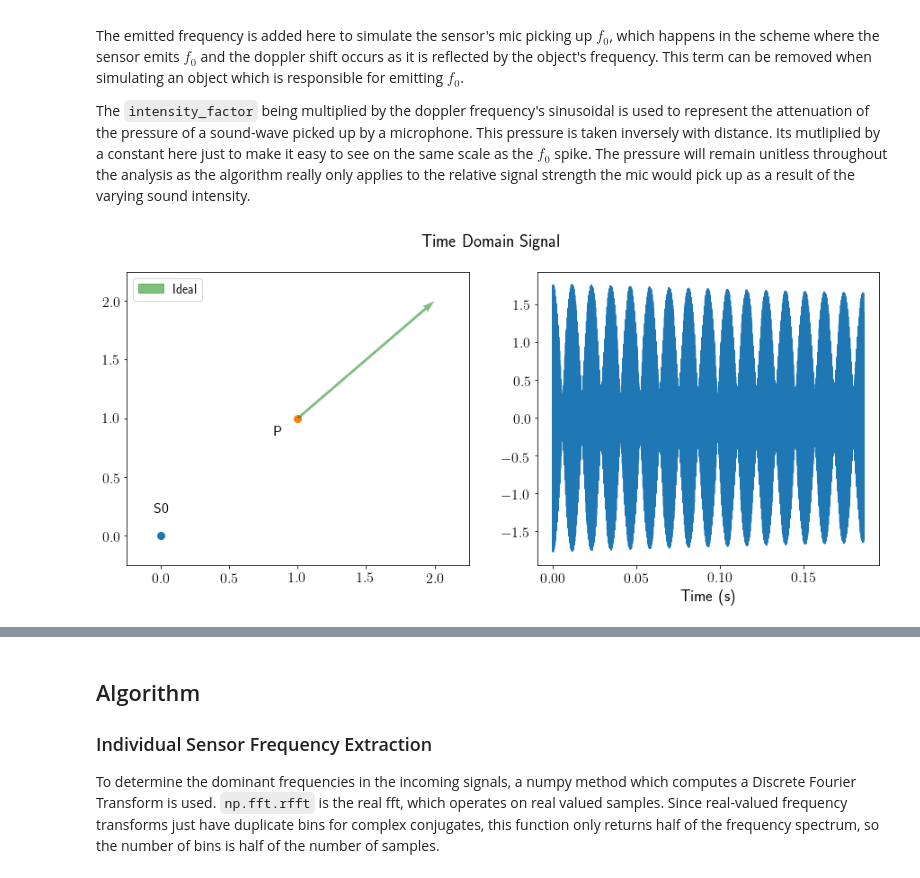
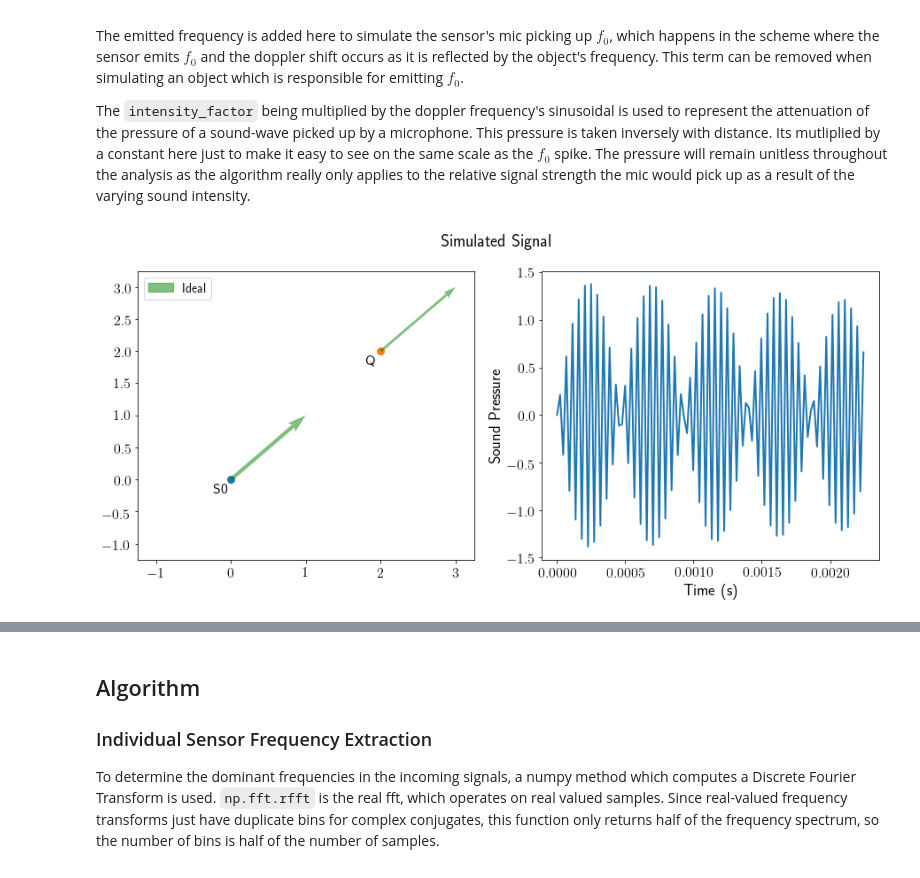
Before and after one commit to EdWard680/pi_echo, a Jupyter notebook: simulation/notebook/Report.ipynb, the cells around one changed output, grey strips where cells are left out. Saved outputs shown, nothing was run; the diff lists cells and outputs as text; code cells hidden in the pictures.

```diff
--- a/simulation/notebook/Report.ipynb
+++ b/simulation/notebook/Report.ipynb
@@ -52,8 +52,8 @@ Here, $\vec p$ denotes the position of the moving body, $\vec p_i$ denotes the i
 The following python will be used throughout to perform this projection.
 # %%
 # Project v onto p-ps
-def radial_velocity(ps, p, v):
-    r = p - ps
+def radial_velocity(ps, q, v):
+    r = q - ps
     return np.dot(v, r/la.norm(r))
 # %% [markdown]
 ...
@@ -175,41 +175,44 @@ def signal_gen(T_s, n, p_sensor, p_start, v, f0):
         # Used to scale the shifted frequency inversely with distance
         intensity_factor = 1/la.norm(r)*1.1
 
         w = np.dot(v, r / la.norm(r))
         f = doppler(f0, w)
         yield intensity_factor*math.sin(2*math.pi*f*t) + math.sin(2*math.pi*f0*t)
         t += T_s
 
 f0 = 21000
 f_s = 44100
 T_s = sample_period(f_s)
 n = 8192
 p0 = np.array([0, 0])
-p = np.array([1, 1])
+q = np.array([2, 2])
 v = np.array([1, 1])
+vr = radial_velocity(p0, q, v)
 
 signal = list(
     signal_gen(
         T_s
         , n
         , p0
-        , p
+        , q
         , v
         , f0
     )
 )
 
+
+
 times = [i*T_s for i in range(len(signal))]
 
-setup, far = side_by_side("Time Domain Signal")
+setup, far = side_by_side("Simulated Signal")
 
-plot_layout(setup, [p0], p=p, v=v)
+plot_layout(setup, [p0], q=q, v=v, vr=[vr])
 
-simple_plot(
-    far
-    , signal
-    , times
-    , xlabel="Time (s)"
-)
+simple_plot(far
+            , signal[:100]
+            , times[:100]
+            , xlabel="Time (s)"
+            , ylabel="Sound Pressure"
+           )
 # %% [output]
-[figure, old version]
+[figure, new version]
```
Also changed, not shown: parts of 12 cells of this notebook.
